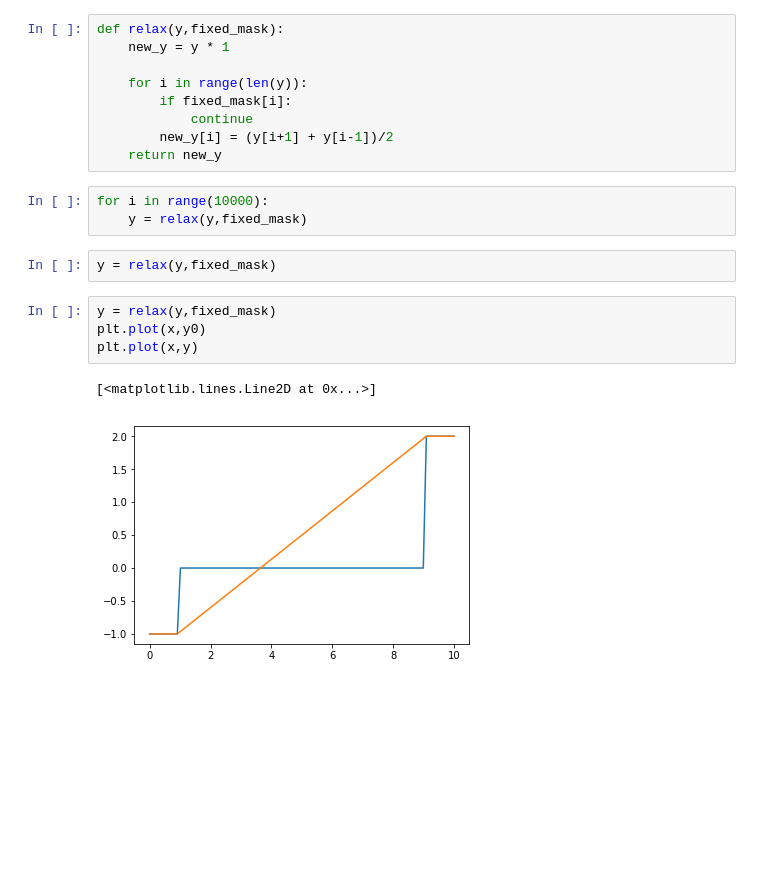
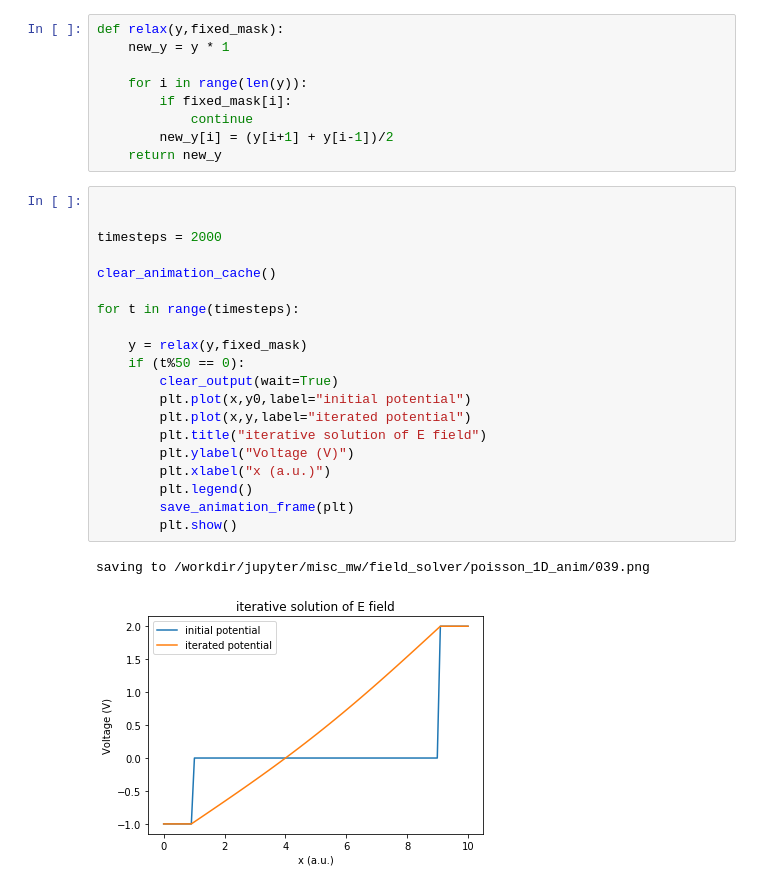
Before and after one commit to acidbourbon/lab_bench, a Jupyter notebook: workdir/jupyter/misc_mw/field_solver/poisson_1D.ipynb, the cells around one changed output. Cells and saved outputs as stored; diff of their text form; blank space fills up the shorter version.

Commit message:
field solver poisson 1D example has now a nice animation

```diff
--- a/workdir/jupyter/misc_mw/field_solver/poisson_1D.ipynb
+++ b/workdir/jupyter/misc_mw/field_solver/poisson_1D.ipynb
@@ -28,14 +35,25 @@ def relax(y,fixed_mask):
         new_y[i] = (y[i+1] + y[i-1])/2
     return new_y
 # %%
-for i in range(10000):
+
+
+timesteps = 2000
+
+clear_animation_cache()
+
+for t in range(timesteps):
+
     y = relax(y,fixed_mask)
+    if (t%50 == 0):
+        clear_output(wait=True)
+        plt.plot(x,y0,label="initial potential")
+        plt.plot(x,y,label="iterated potential")
+        plt.title("iterative solution of E field")
+        plt.ylabel("Voltage (V)")
+        plt.xlabel("x (a.u.)")
+        plt.legend()
+        save_animation_frame(plt)
+        plt.show()
+# %% [output]
+saving to /workdir/jupyter/misc_mw/field_solver/poisson_1D_anim/039.png
+[figure, added]
-# %%
-y = relax(y,fixed_mask)
-# %%
-y = relax(y,fixed_mask)
-plt.plot(x,y0)
-plt.plot(x,y)
-# %% [output]
-[<matplotlib.lines.Line2D at 0x...>]
-[figure, removed]
```
Also changed, not shown: parts of 4 cells of this notebook.
